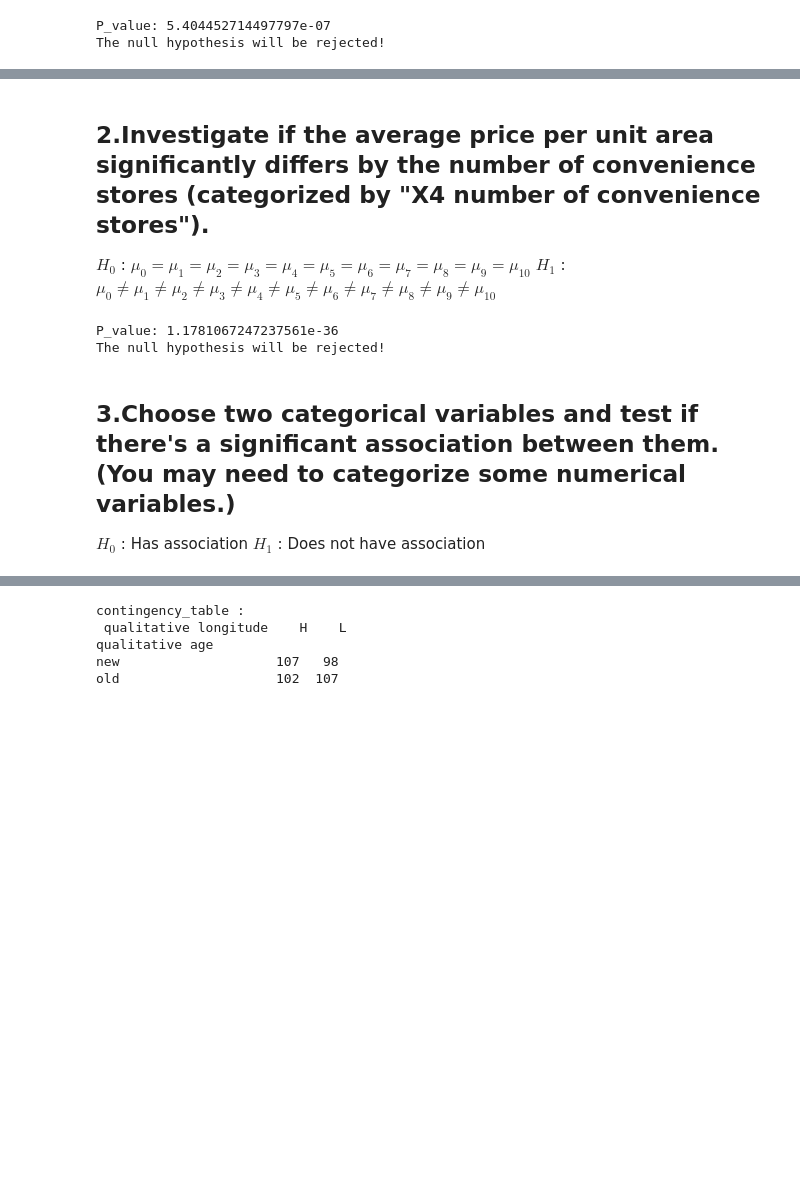
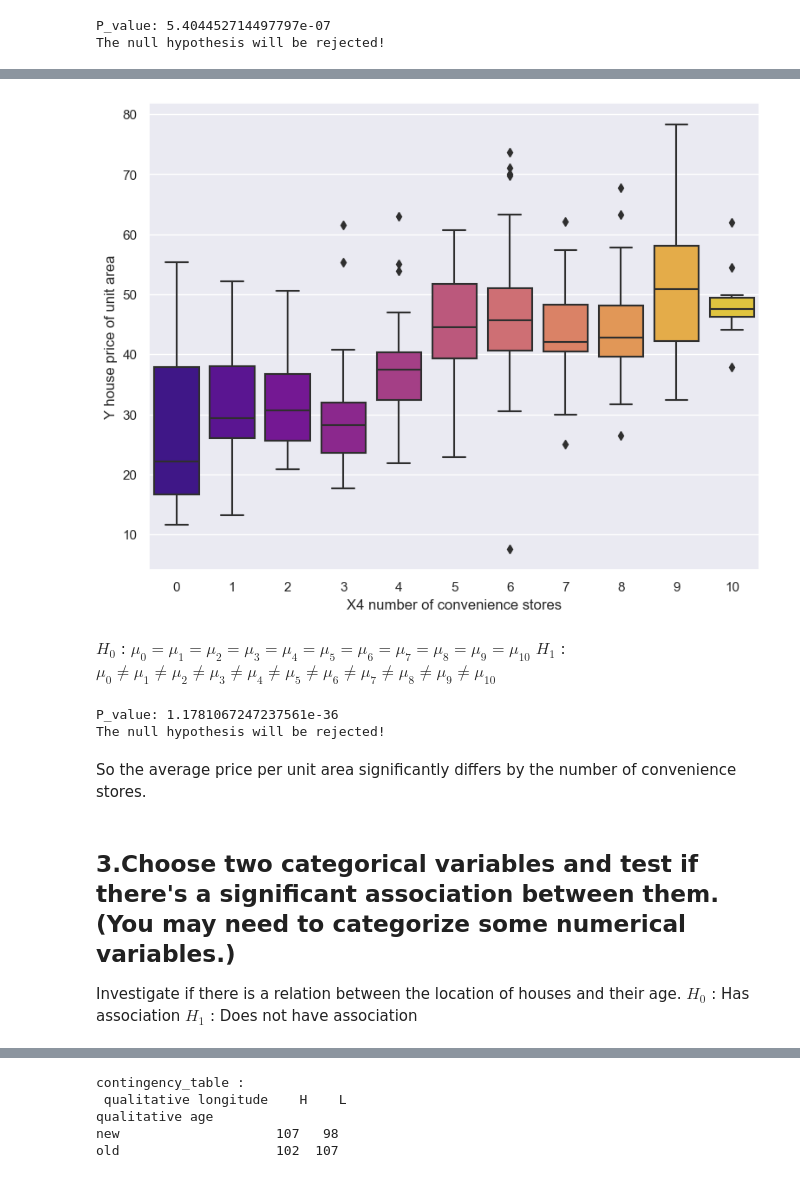
Before and after one commit to pooyanosk1382/ML, a Jupyter notebook: Assignment1/Real State/realState.ipynb, the cells around one changed output, grey strips where cells are left out. Drawn from its saved outputs; the diff is of its cells as text; code cells hidden in the pictures; blank space fills up the shorter version.

```diff
--- a/Assignment1/Real State/realState.ipynb
+++ b/Assignment1/Real State/realState.ipynb
@@ -343,5 +422,10 @@ The null hypothesis will be rejected!
+# %%
+plt.figure(figsize=(20, 7))
+plt.subplot(121), sns.boxplot(data=file, x='X4 number of convenience stores', y='Y house price of unit area', palette='plasma')
+plt.show()
+# %% [output]
+[figure, added]
 # %% [markdown]
-## 2.Investigate if the average price per unit area significantly differs by the number of convenience stores (categorized by "X4 number of convenience stores").
 __$H_{0}$__ : $\mu_{0} = \mu_{1} = \mu_{2} = \mu_{3} = \mu_{4} = \mu_{5} = \mu_{6} = \mu_{7} = \mu_{8} = \mu_{9} = \mu_{10}$
 __$H_{1}$__ : $\mu_{0} \neq \mu_{1} \neq \mu_{2} \neq \mu_{3} \neq \mu_{4} \neq \mu_{5} \neq \mu_{6} \neq \mu_{7} \neq \mu_{8} \neq \mu_{9} \neq \mu_{10}$
 # %%
@@ -367,8 +451,11 @@ else:
 # %% [output]
 P_value: 1.1781067247237561e-36
 The null hypothesis will be rejected!
+# %% [markdown]
+So the average price per unit area significantly differs by the number of convenience stores.
 # %% [markdown]
 ## 3.Choose two categorical variables and test if there's a significant association between them. (You may need to categorize some numerical variables.)
+Investigate if there is a relation between the location of houses and their age.
 __$H_{0}$__ : Has association
 __$H_{1}$__ : Does not have association
 # %%
```
Also changed, not shown: parts of 52 cells of this notebook.
